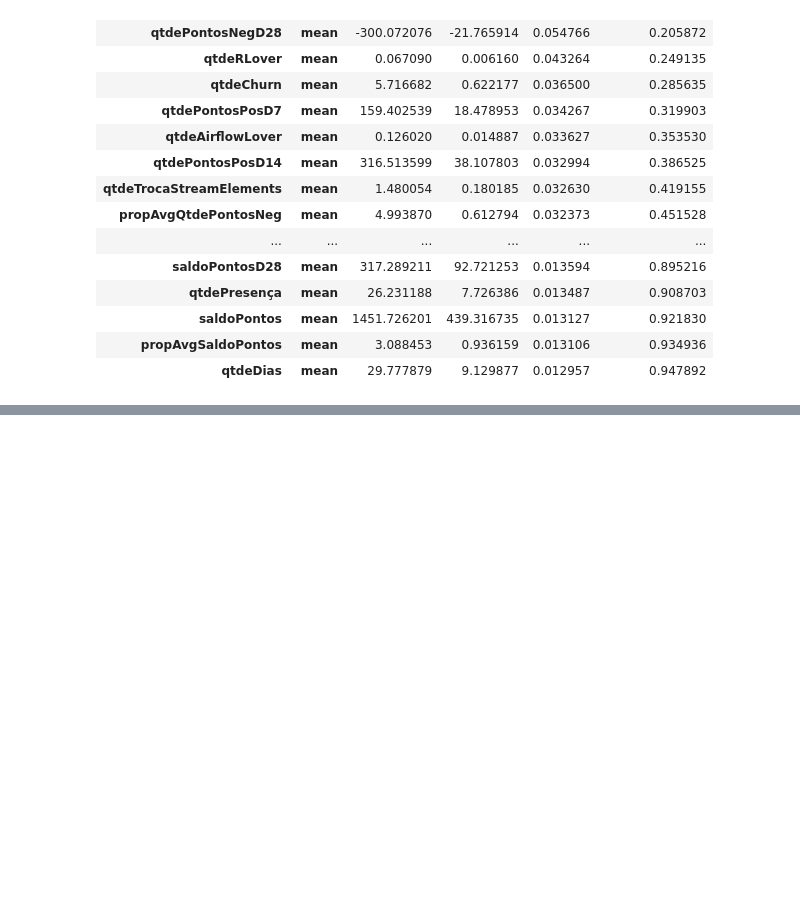
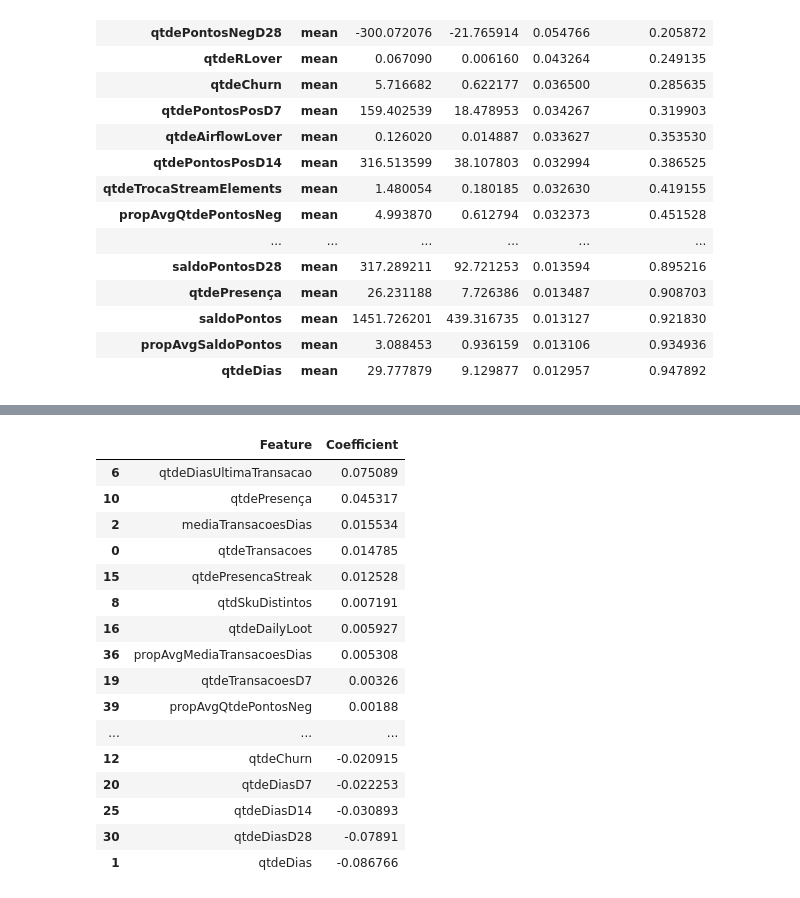
Before and after one commit to italomateuslr/Studying-Data-Science, a Jupyter notebook: churn_project.ipynb, the cells around one changed output, grey strips where cells are left out. Drawn from its saved outputs; the diff is of its cells as text; code cells hidden in the pictures; blank space fills up the shorter version.

Commit message:
build: add the inicial part of ML models

```diff
--- a/churn_project.ipynb
+++ b/churn_project.ipynb
@@ -109,5 +109,14 @@ plt.show()
 # %% [output]
 [figure]
 # %%
+# Models and Fits
+
 from sklearn import linear_model
 from sklearn import naive_bayes
+from sklearn import metrics
+
+log_reg = linear_model.LogisticRegression(max_iter=500)
+log_reg.fit(X_train, y_train)
+
+nb = naive_bayes.GaussianNB()
+nb.fit(X_train, y_train)
@@ -113,0 +172,23 @@ from sklearn import naive_bayes
+# %%
+coefs_logreg = pd.DataFrame([X_test.columns, log_reg.coef_.flatten()]).T
+coefs_logreg.columns = ['Feature', 'Coefficient']
+coefs_logreg = coefs.sort_values(by='Coefficient', ascending=False)
+coefs_logreg
+# %% [output]
+|  | Feature | Coefficient |
+| 6 | qtdeDiasUltimaTransacao | 0.075089 |
+| 10 | qtdePresença | 0.045317 |
+| 2 | mediaTransacoesDias | 0.015534 |
+| 0 | qtdeTransacoes | 0.014785 |
+| 15 | qtdePresencaStreak | 0.012528 |
+| 8 | qtdSkuDistintos | 0.007191 |
+| 16 | qtdeDailyLoot | 0.005927 |
+| 36 | propAvgMediaTransacoesDias | 0.005308 |
+| 19 | qtdeTransacoesD7 | 0.00326 |
+| 39 | propAvgQtdePontosNeg | 0.00188 |
+| ... | ... | ... |
+| 12 | qtdeChurn | -0.020915 |
+| 20 | qtdeDiasD7 | -0.022253 |
+| 25 | qtdeDiasD14 | -0.030893 |
+| 30 | qtdeDiasD28 | -0.07891 |
+| 1 | qtdeDias | -0.086766 |
```
Also changed, not shown: parts of 3 cells of this notebook.
